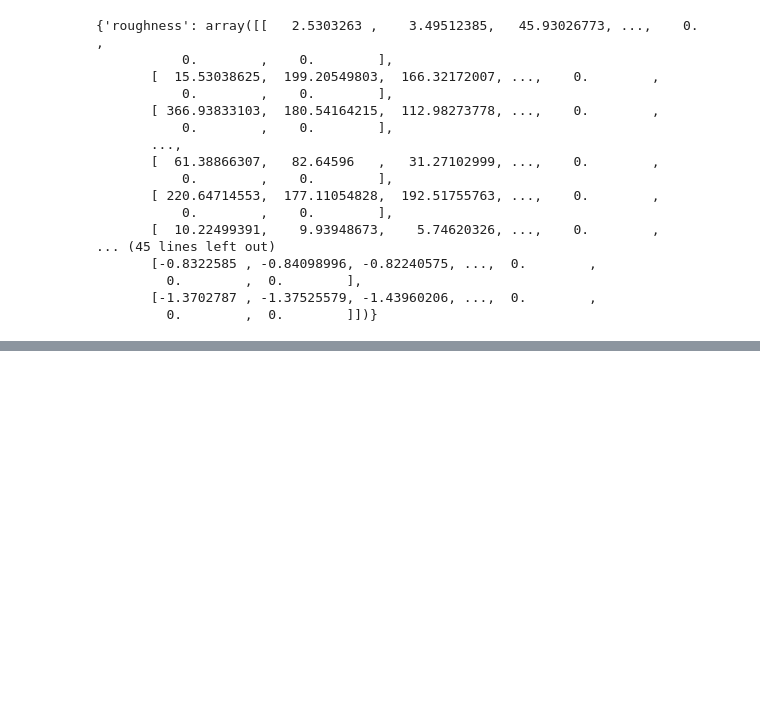
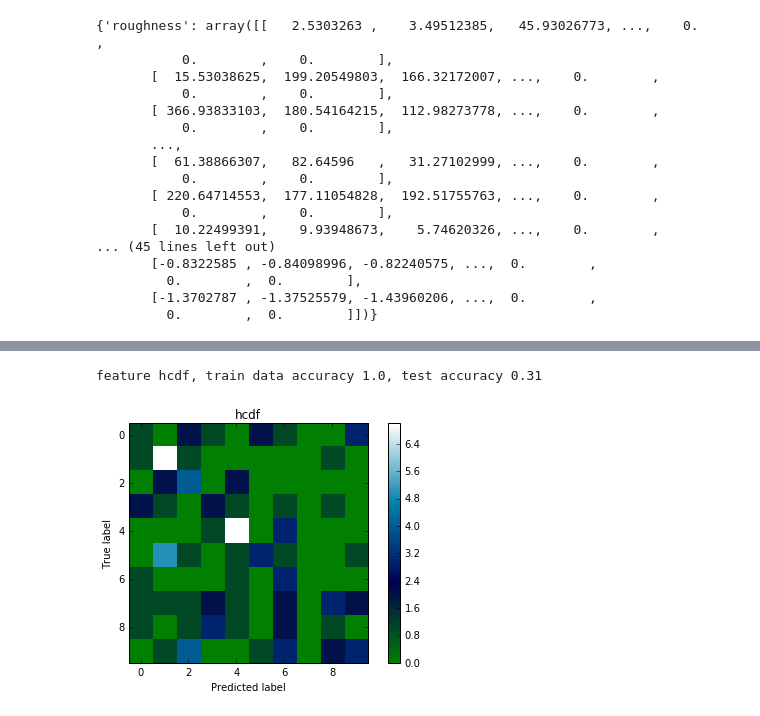
Before and after one commit to PrincetonUniversity/vox-music-classification, a Jupyter notebook: notebooks/mf-randomforest.ipynb, the cells around one changed output, grey strips where cells are left out. Drawn from its saved outputs; the diff is of its cells as text; code cells hidden in the pictures; blank space fills up the shorter version.

```diff
--- a/notebooks/mf-randomforest.ipynb
+++ b/notebooks/mf-randomforest.ipynb
@@ -185,0 +179,28 @@ KeyboardInterrupt:
+# %%
+from sklearn.cross_validation import cross_val_score
+from sklearn.datasets import load_iris
+from sklearn.ensemble import AdaBoostClassifier
+from sklearn.cross_validation import cross_val_score
+from sklearn.tree import DecisionTreeClassifier
+from sklearn.metrics import confusion_matrix
+
+def plot_confusion_matrix(cm, title='Confusion matrix', cmap=plt.cm.ocean):
+    plt.imshow(cm, interpolation='nearest', cmap=cmap)
+    plt.title(title)
+    plt.colorbar()
+    plt.tight_layout()
+    plt.ylabel('True label')
+    plt.xlabel('Predicted label')
+
+depth = 15
+learners = 100
+f = 'hcdf'
+rf = RandomForestClassifier(n_estimators = learners, max_depth = depth, warm_start = False)
+rf.fit(trX[f],trY) # NOTE DATA ORIENTATION
+
+
+print('feature {}, train data accuracy {}, test accuracy {}'.format(f, rf.score(trX[f], trY), rf.score(teX[f], teY)))
+plot_confusion_matrix(confusion_matrix(teY, rf.predict(teX[f])), title=f)
+# %% [output]
+feature hcdf, train data accuracy 1.0, test accuracy 0.31
+[figure, added]
```
Also changed, not shown: parts of 4 cells of this notebook.
